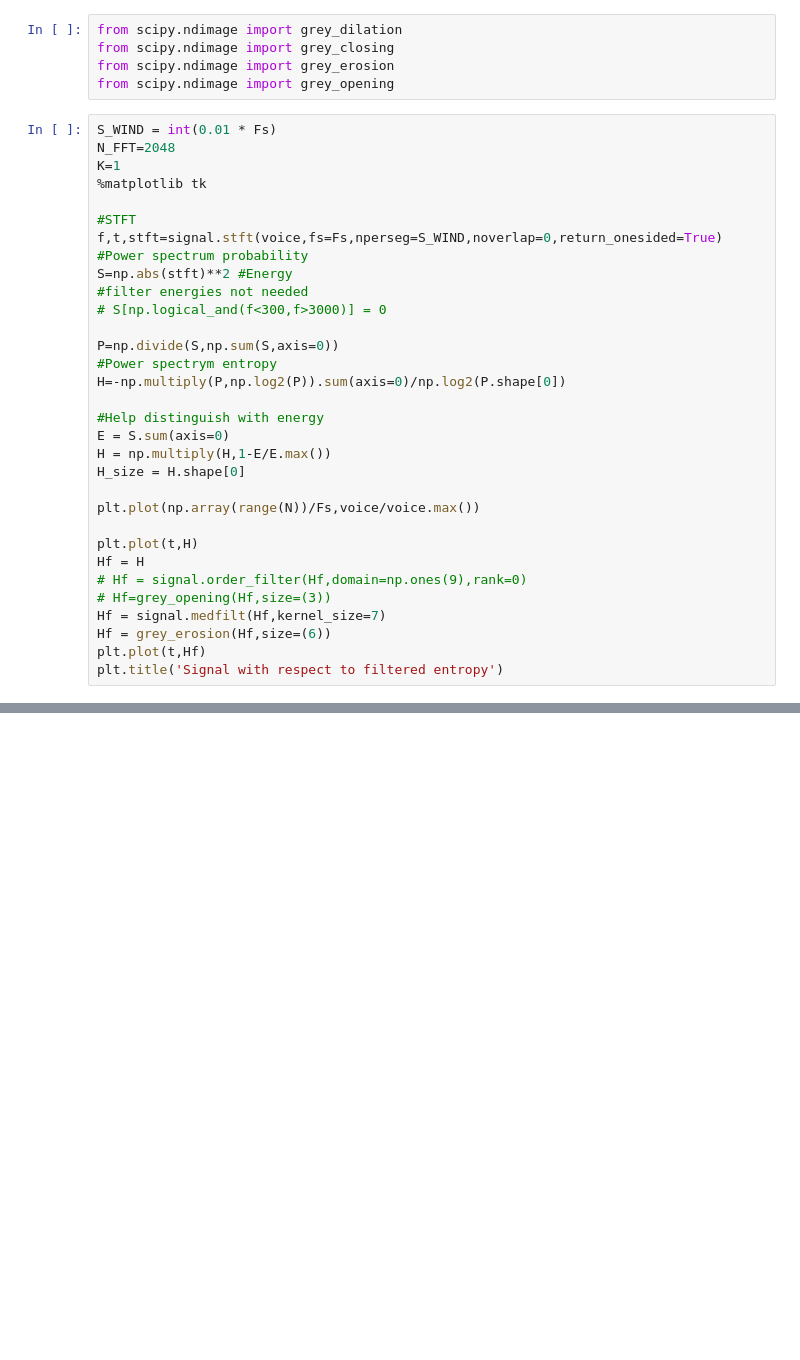
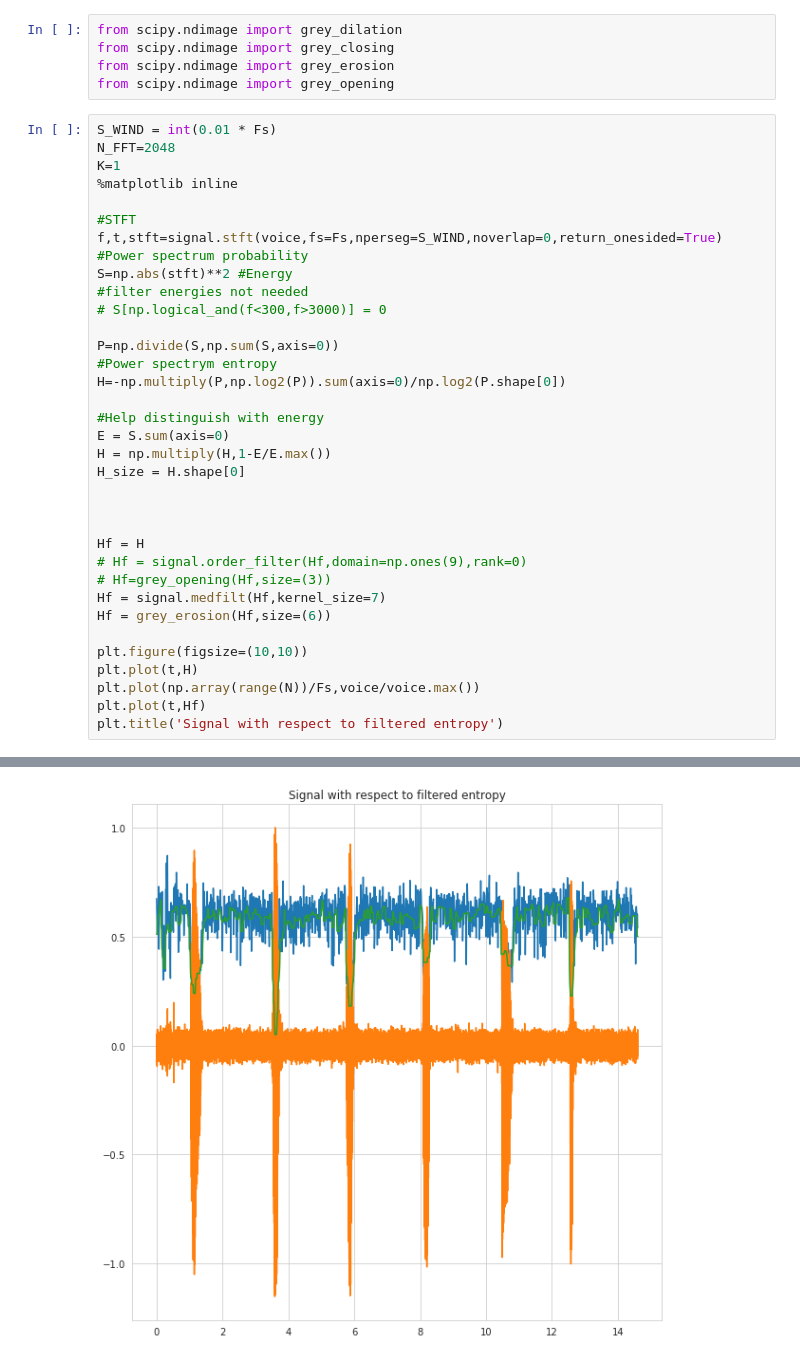
Before and after one commit to Markos-NTUA/SpeechRecognition, a Jupyter notebook: voiceDetect.ipynb, the cells around one changed output, grey strips where cells are left out. Drawn from its saved outputs; the diff is of its cells as text; blank space fills up the shorter version.

```diff
--- a/voiceDetect.ipynb
+++ b/voiceDetect.ipynb
@@ -52,33 +52,37 @@ from scipy.ndimage import grey_opening
 S_WIND = int(0.01 * Fs)
 N_FFT=2048
 K=1
-%matplotlib tk
+%matplotlib inline
 
 #STFT
 f,t,stft=signal.stft(voice,fs=Fs,nperseg=S_WIND,noverlap=0,return_onesided=True)
 #Power spectrum probability
 S=np.abs(stft)**2 #Energy
 #filter energies not needed
 # S[np.logical_and(f<300,f>3000)] = 0
 
 P=np.divide(S,np.sum(S,axis=0))
 #Power spectrym entropy
 H=-np.multiply(P,np.log2(P)).sum(axis=0)/np.log2(P.shape[0])
 
 #Help distinguish with energy
 E = S.sum(axis=0)
 H = np.multiply(H,1-E/E.max())
 H_size = H.shape[0]
 
-plt.plot(np.array(range(N))/Fs,voice/voice.max())
 
-plt.plot(t,H)
+
 Hf = H
 # Hf = signal.order_filter(Hf,domain=np.ones(9),rank=0)
 # Hf=grey_opening(Hf,size=(3))
 Hf = signal.medfilt(Hf,kernel_size=7)
 Hf = grey_erosion(Hf,size=(6))
+
+plt.figure(figsize=(10,10))
+plt.plot(t,H)
+plt.plot(np.array(range(N))/Fs,voice/voice.max())
 plt.plot(t,Hf)
 plt.title('Signal with respect to filtered entropy')
 # %% [output]
 Text(0.5, 1.0, 'Signal with respect to filtered entropy')
+[figure, added]
```
